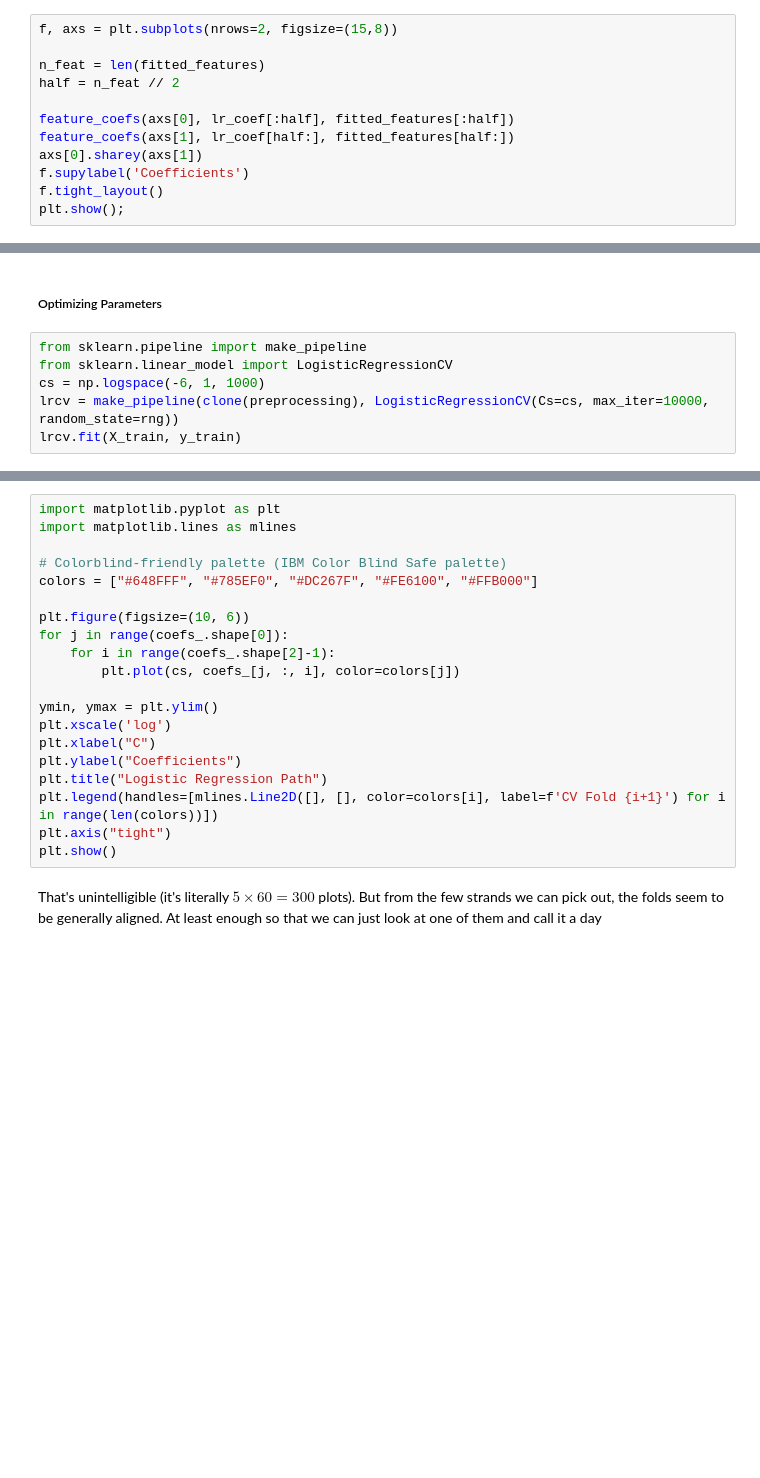
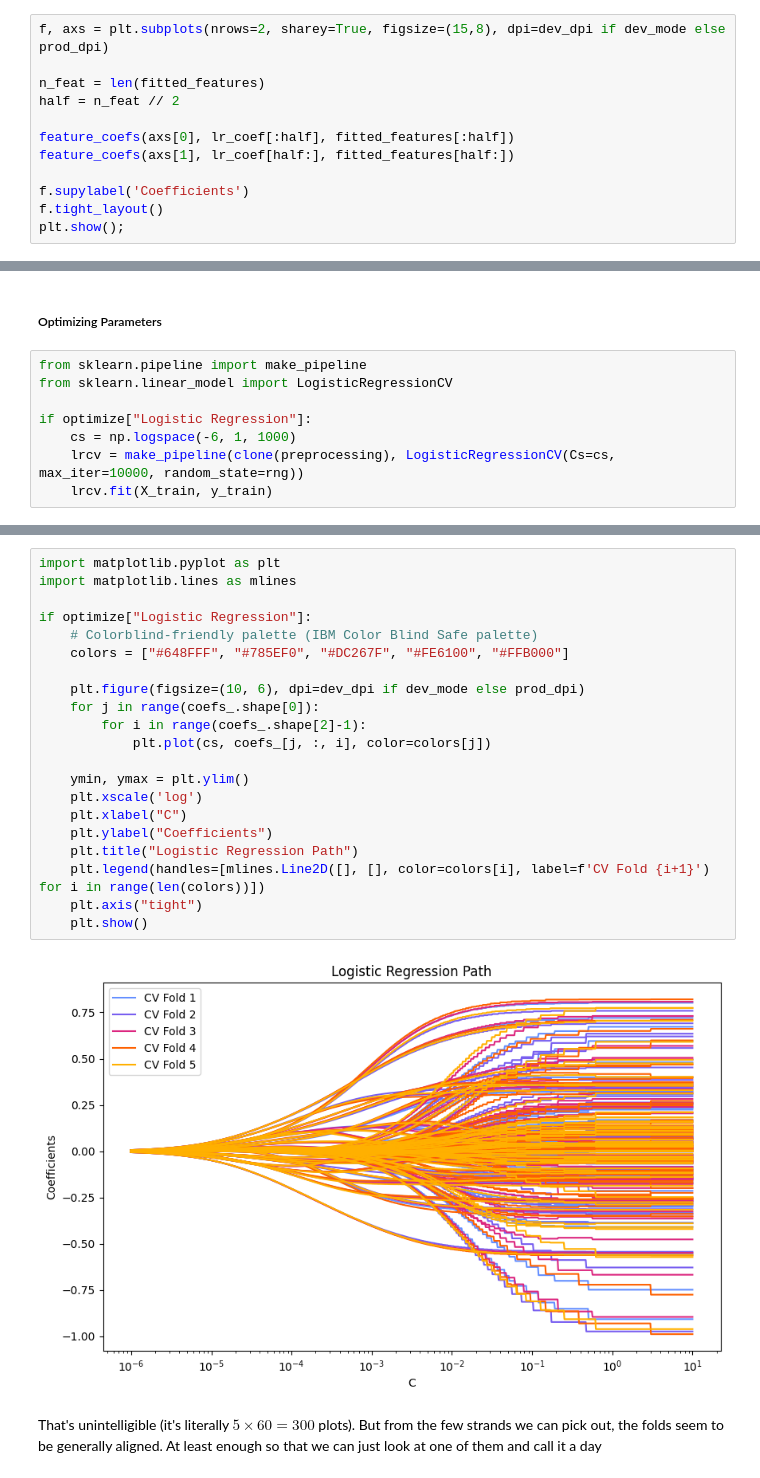
Before and after one commit to velloxen/ids_pbl2_rain-in-australia, a Jupyter notebook: main.ipynb, the cells around one changed output, grey strips where cells are left out. Saved outputs shown, nothing was run; the diff lists cells and outputs as text; blank space fills up the shorter version.

```diff
--- a/main.ipynb
+++ b/main.ipynb
@@ -283,14 +289,14 @@ def feature_coefs(ax, coefs: list[float], feature_labels: list[str], set_ylabel=
         ax.set_ylabel('Coefficients')
     ax.xaxis.grid()
 # %%
-f, axs = plt.subplots(nrows=2, figsize=(15,8))
+f, axs = plt.subplots(nrows=2, sharey=True, figsize=(15,8), dpi=dev_dpi if dev_mode else prod_dpi)
 
 n_feat = len(fitted_features)
 half = n_feat // 2
 
 feature_coefs(axs[0], lr_coef[:half], fitted_features[:half])
 feature_coefs(axs[1], lr_coef[half:], fitted_features[half:])
-axs[0].sharey(axs[1])
+
 f.supylabel('Coefficients')
 f.tight_layout()
 plt.show();
@@ -301,7 +307,9 @@ plt.show();
 # %%
 from sklearn.pipeline import make_pipeline
 from sklearn.linear_model import LogisticRegressionCV
-cs = np.logspace(-6, 1, 1000)
-lrcv = make_pipeline(clone(preprocessing), LogisticRegressionCV(Cs=cs, max_iter=10000, random_state=rng))
-lrcv.fit(X_train, y_train)
+
+if optimize["Logistic Regression"]:
+    cs = np.logspace(-6, 1, 1000)
+    lrcv = make_pipeline(clone(preprocessing), LogisticRegressionCV(Cs=cs, max_iter=10000, random_state=rng))
+    lrcv.fit(X_train, y_train)
 # %%
@@ -310,23 +321,26 @@ coefs_ = lrcv_model.coefs_paths_[1]
 # %%
 import matplotlib.pyplot as plt
 import matplotlib.lines as mlines
 
-# Colorblind-friendly palette (IBM Color Blind Safe palette)
-colors = ["#648FFF", "#785EF0", "#DC267F", "#FE6100", "#FFB000"]
+if optimize["Logistic Regression"]:
+    # Colorblind-friendly palette (IBM Color Blind Safe palette)
+    colors = ["#648FFF", "#785EF0", "#DC267F", "#FE6100", "#FFB000"]
 
-plt.figure(figsize=(10, 6))
-for j in range(coefs_.shape[0]):
-    for i in range(coefs_.shape[2]-1):
-        plt.plot(cs, coefs_[j, :, i], color=colors[j])
+    plt.figure(figsize=(10, 6), dpi=dev_dpi if dev_mode else prod_dpi)
+    for j in range(coefs_.shape[0]):
+        for i in range(coefs_.shape[2]-1):
+            plt.plot(cs, coefs_[j, :, i], color=colors[j])
 
-ymin, ymax = plt.ylim()
-plt.xscale('log')
-plt.xlabel("C")
-plt.ylabel("Coefficients")
-plt.title("Logistic Regression Path")
-plt.legend(handles=[mlines.Line2D([], [], color=colors[i], label=f'CV Fold {i+1}') for i in range(len(colors))])
-plt.axis("tight")
-plt.show()
+    ymin, ymax = plt.ylim()
+    plt.xscale('log')
+    plt.xlabel("C")
+    plt.ylabel("Coefficients")
+    plt.title("Logistic Regression Path")
+    plt.legend(handles=[mlines.Line2D([], [], color=colors[i], label=f'CV Fold {i+1}') for i in range(len(colors))])
+    plt.axis("tight")
+    plt.show()
+# %% [output]
+[figure, added]
 # %% [markdown]
 That's unintelligible (it's literally $5 \times 60 = 300$ plots). But from the few strands we can pick out, the folds seem to be generally aligned. At least enough so that we can just look at one of them and call it a day
 # %%
```
Also changed, not shown: parts of 31 cells of this notebook.
